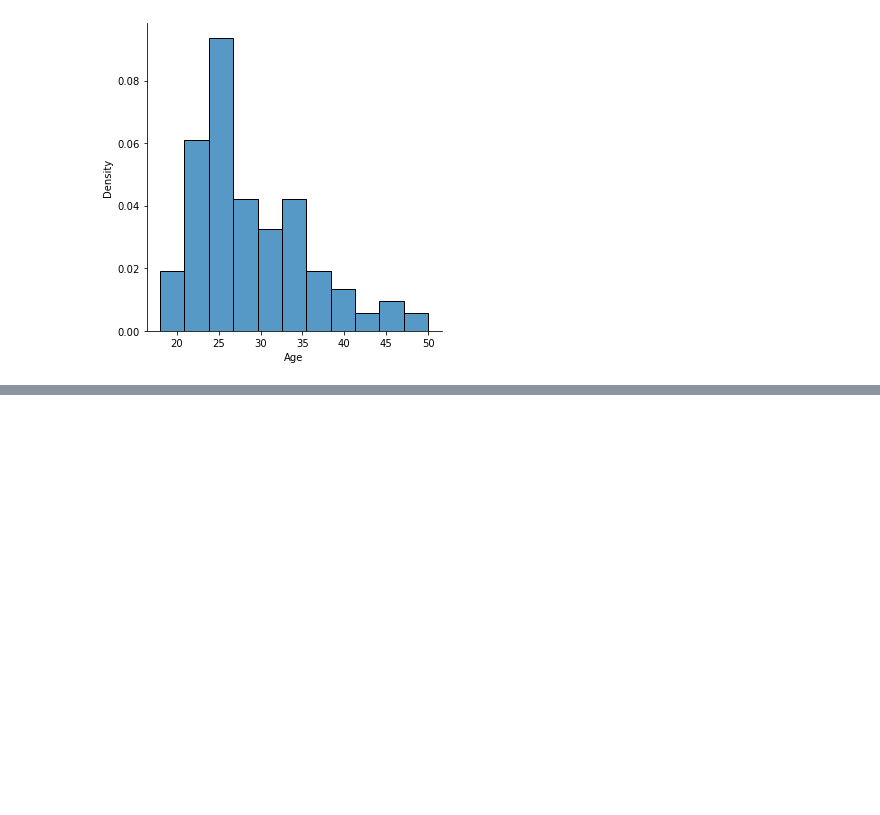
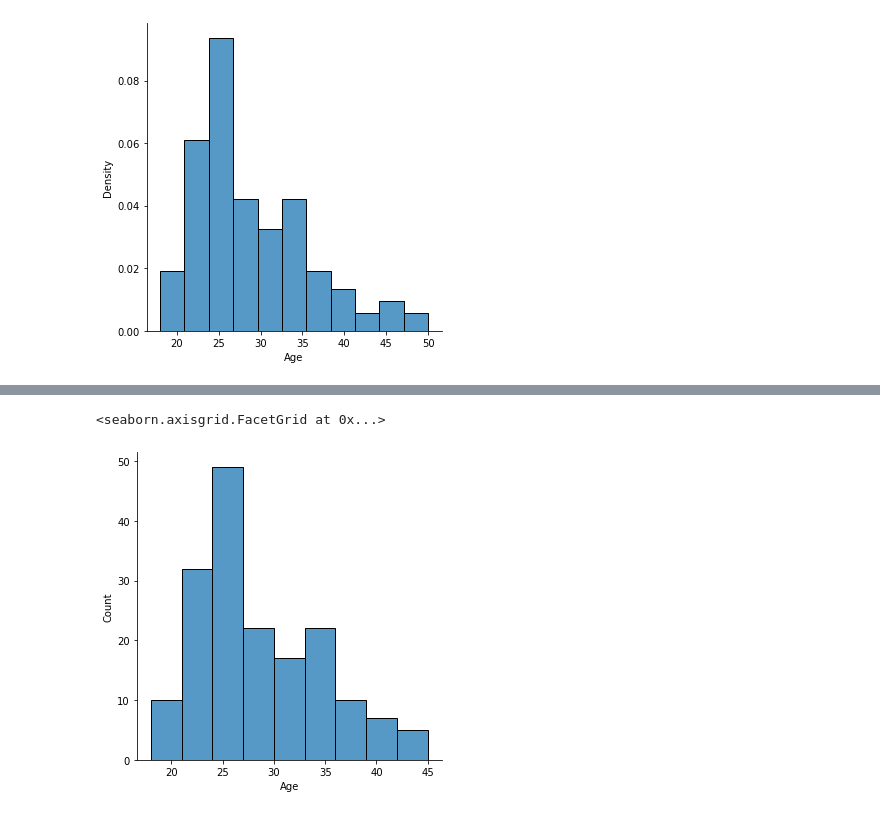
Before and after one commit to Chularev/kaggle_competitions, a Jupyter notebook: CardioGoodFitness/notebook.ipynb, the cells around one changed output, grey strips where cells are left out. Saved outputs shown, nothing was run; the diff lists cells and outputs as text; code cells hidden in the pictures; blank space fills up the shorter version.

```diff
--- a/CardioGoodFitness/notebook.ipynb
+++ b/CardioGoodFitness/notebook.ipynb
@@ -60 +86,6 @@ plot.show()
+# %%
+sns.displot(tmp, x="Age")
+# %% [output]
+<seaborn.axisgrid.FacetGrid at 0x...>
+[figure, added]
 # %%
```
Also changed, not shown: parts of 8 cells of this notebook.
